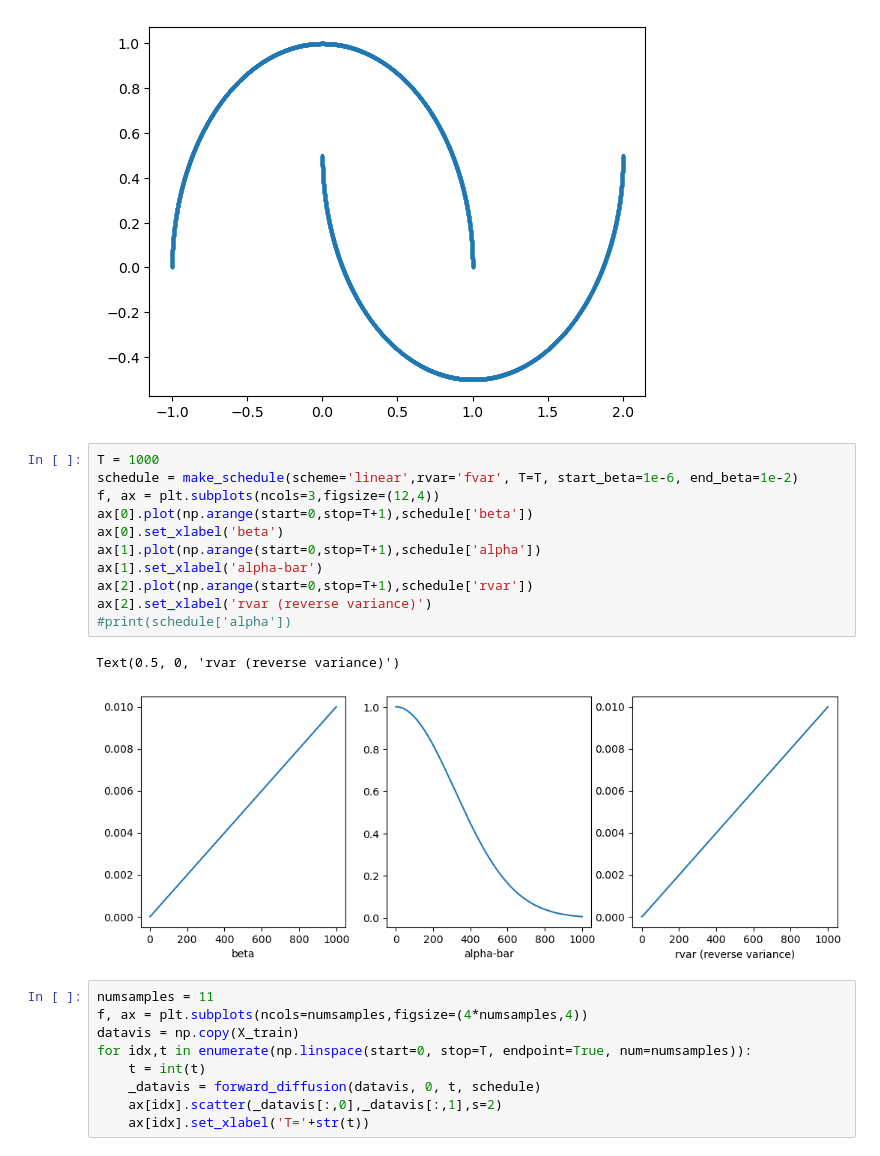
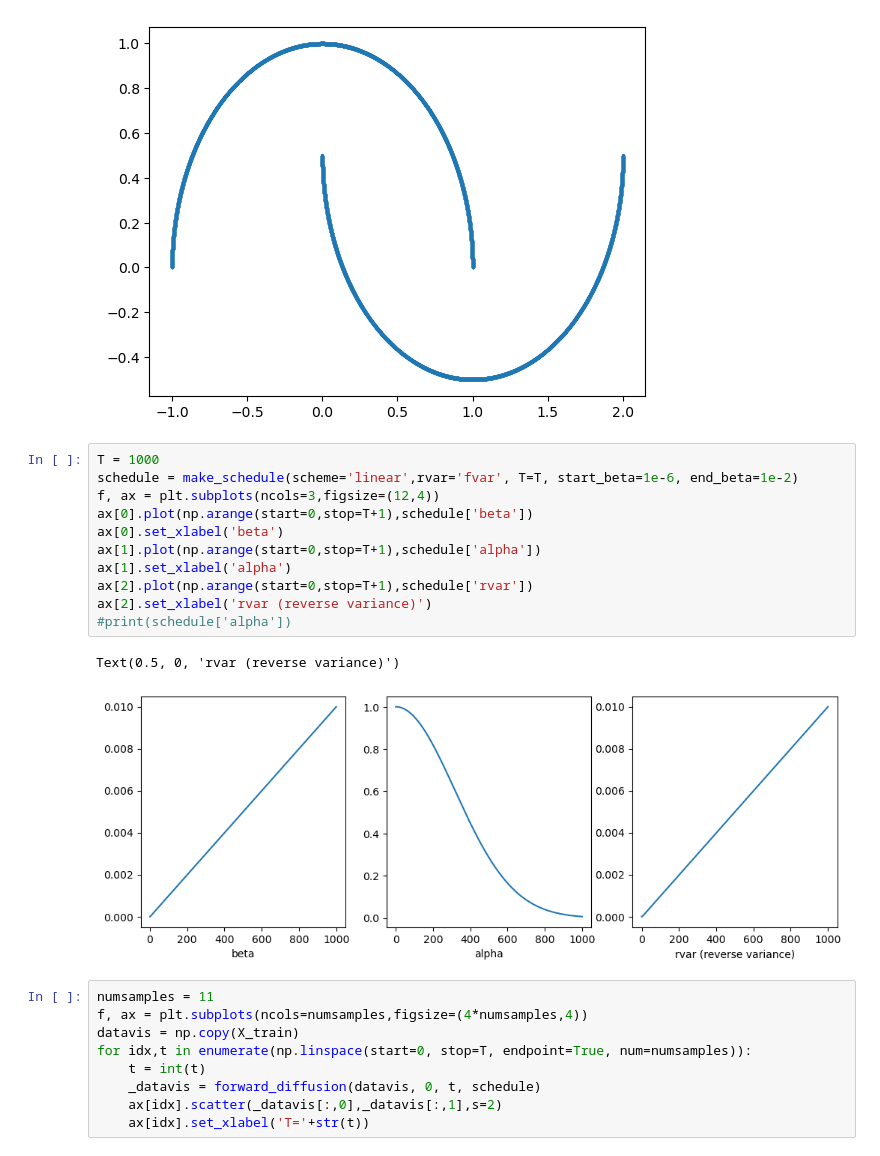
Before and after one commit to guthasaibharathchandra/ddpm_base, a Jupyter notebook: part1a.ipynb, the cells around one changed output. Cells and saved outputs as stored; diff of their text form.

```diff
--- a/part1a.ipynb
+++ b/part1a.ipynb
@@ -18,17 +18,17 @@ plt.scatter(X_train[:,0],X_train[:,1],s=2)
 # %%
 T = 1000
 schedule = make_schedule(scheme='linear',rvar='fvar', T=T, start_beta=1e-6, end_beta=1e-2)
 f, ax = plt.subplots(ncols=3,figsize=(12,4))
 ax[0].plot(np.arange(start=0,stop=T+1),schedule['beta'])
 ax[0].set_xlabel('beta')
 ax[1].plot(np.arange(start=0,stop=T+1),schedule['alpha'])
-ax[1].set_xlabel('alpha-bar')
+ax[1].set_xlabel('alpha')
 ax[2].plot(np.arange(start=0,stop=T+1),schedule['rvar'])
 ax[2].set_xlabel('rvar (reverse variance)')
 #print(schedule['alpha'])
 # %% [output]
 Text(0.5, 0, 'rvar (reverse variance)')
-[figure, old version]
+[figure, new version]
 # %%
 numsamples = 11
 f, ax = plt.subplots(ncols=numsamples,figsize=(4*numsamples,4))
```
Also changed, not shown: parts of 1 cell of this notebook, 22 other files.
